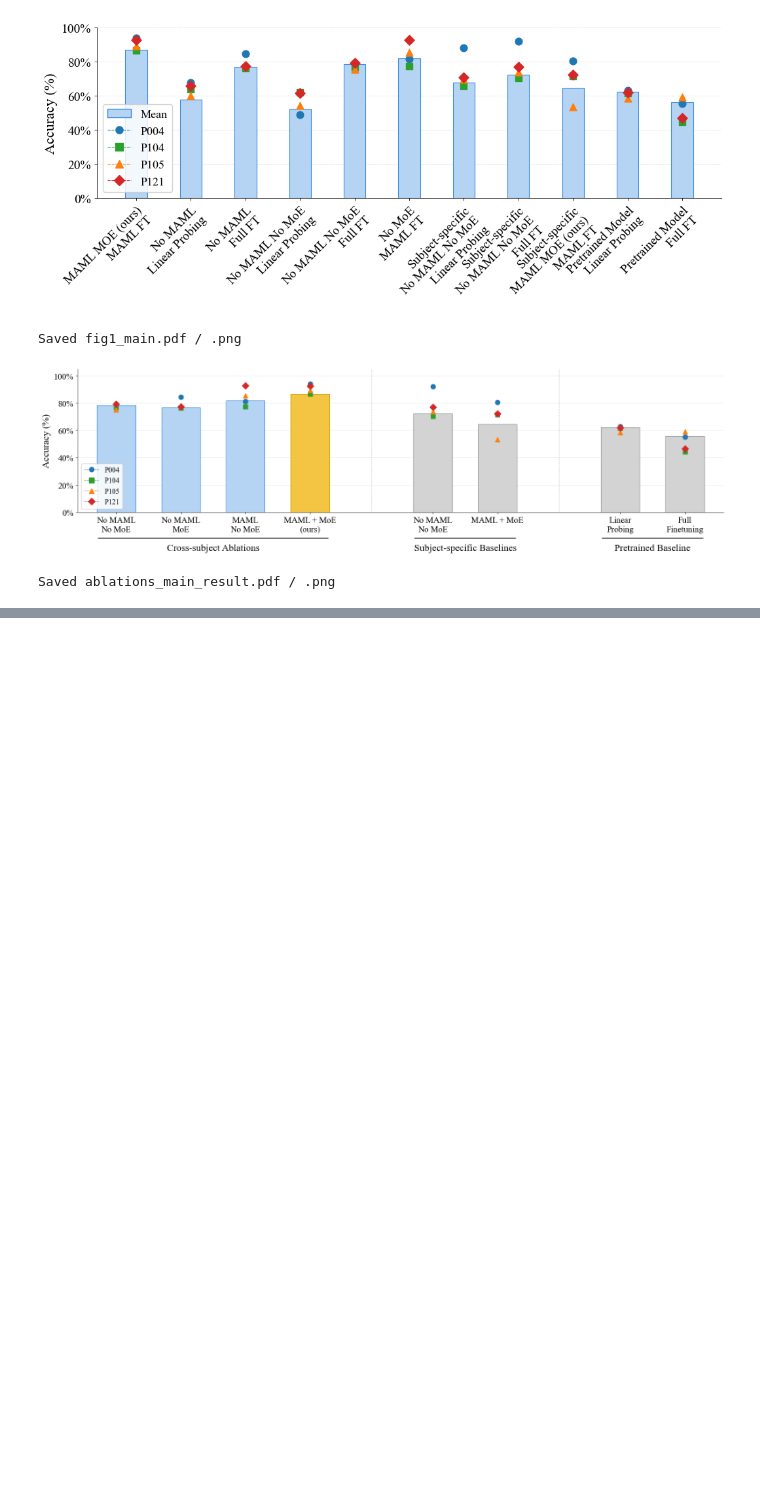
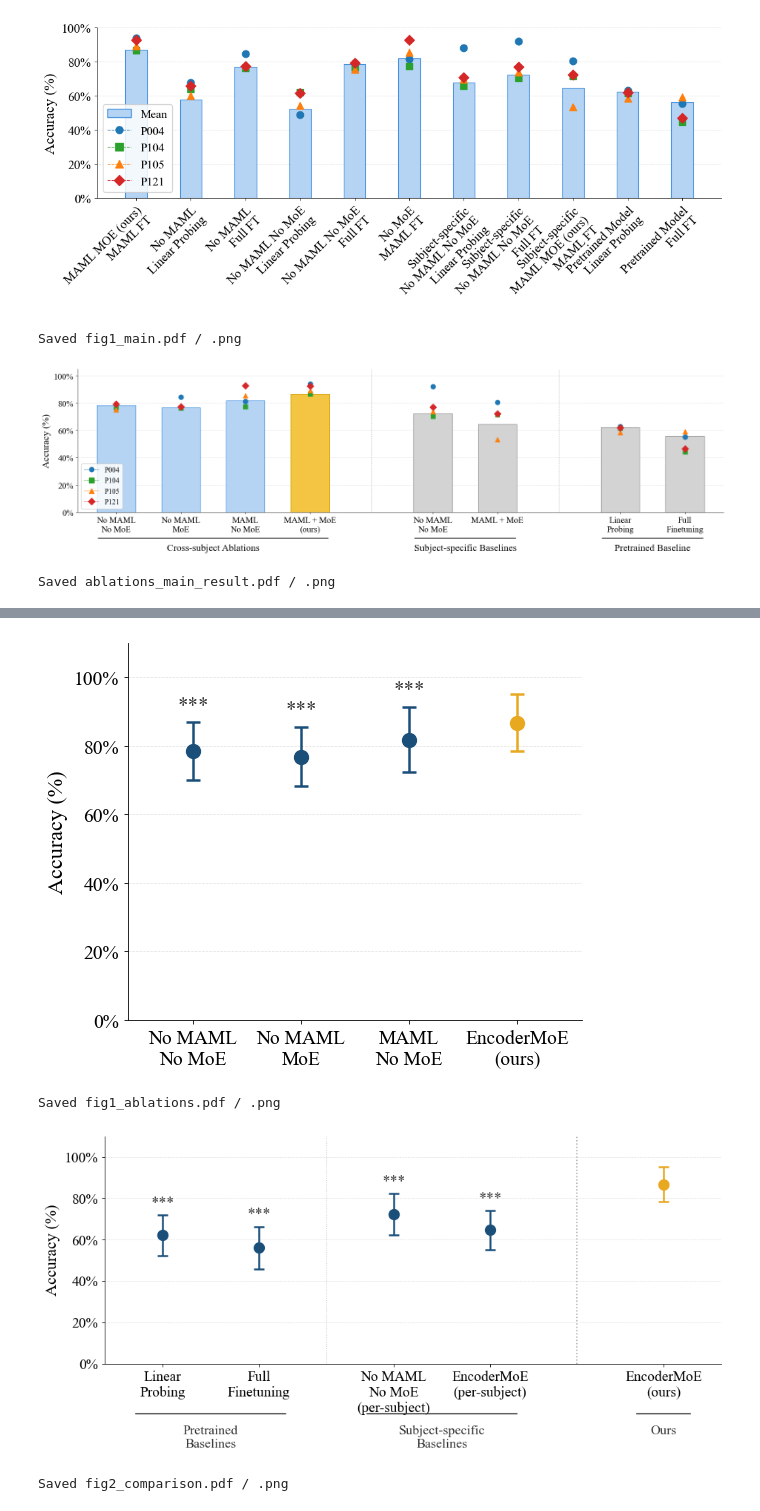
Before and after one commit to kdmalc/pers-gest-cls, a Jupyter notebook: paper_figures/L2SO/NeurIPS_Figures_L2SO.ipynb, the cells around one changed output, grey strips where cells are left out. Drawn from its saved outputs; the diff is of its cells as text; code cells hidden in the pictures; blank space fills up the shorter version.

```diff
--- a/paper_figures/L2SO/NeurIPS_Figures_L2SO.ipynb
+++ b/paper_figures/L2SO/NeurIPS_Figures_L2SO.ipynb
@@ -878,0 +1319,20 @@ Saved fig2_experts.pdf / .png
+# %%
+posthoc_p = {
+    'A2': 2.880757e-10,
+    'A1': 2.176921e-13,
+    'A4': 1.646963e-05,
+}
+figure_ablations(df, posthoc_p_corr=posthoc_p)
+
+posthoc_comparison = {
+    'A11-head': 3.471069e-14,
+    'A11-full': 1.358741e-15,
+    'A7':       3.228916e-13,
+    'A8':       2.387561e-16,
+}
+figure_comparison(df, posthoc_p_corr=posthoc_comparison)
+# %% [output]
+[figure, added]
+Saved fig1_ablations.pdf / .png
+[figure, added]
+Saved fig2_comparison.pdf / .png
```
Also changed, not shown: parts of 14 cells of this notebook, 28 other files.
